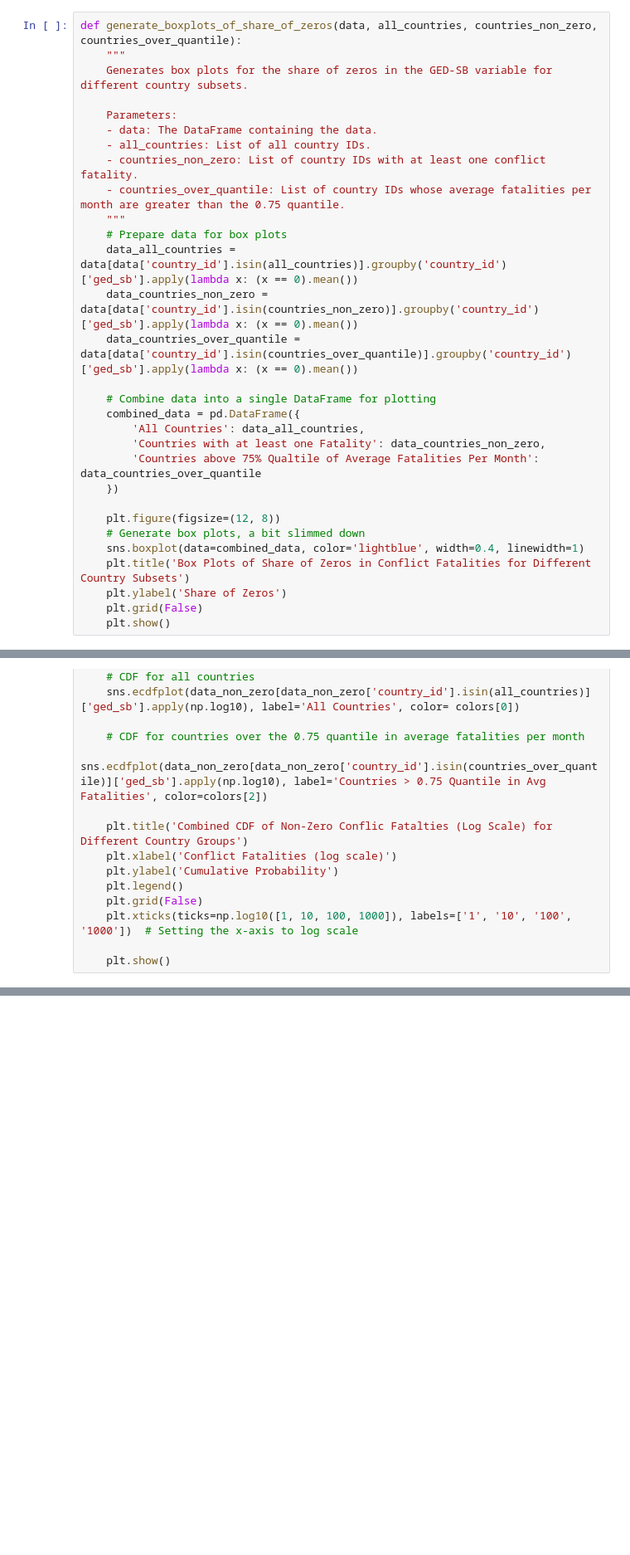
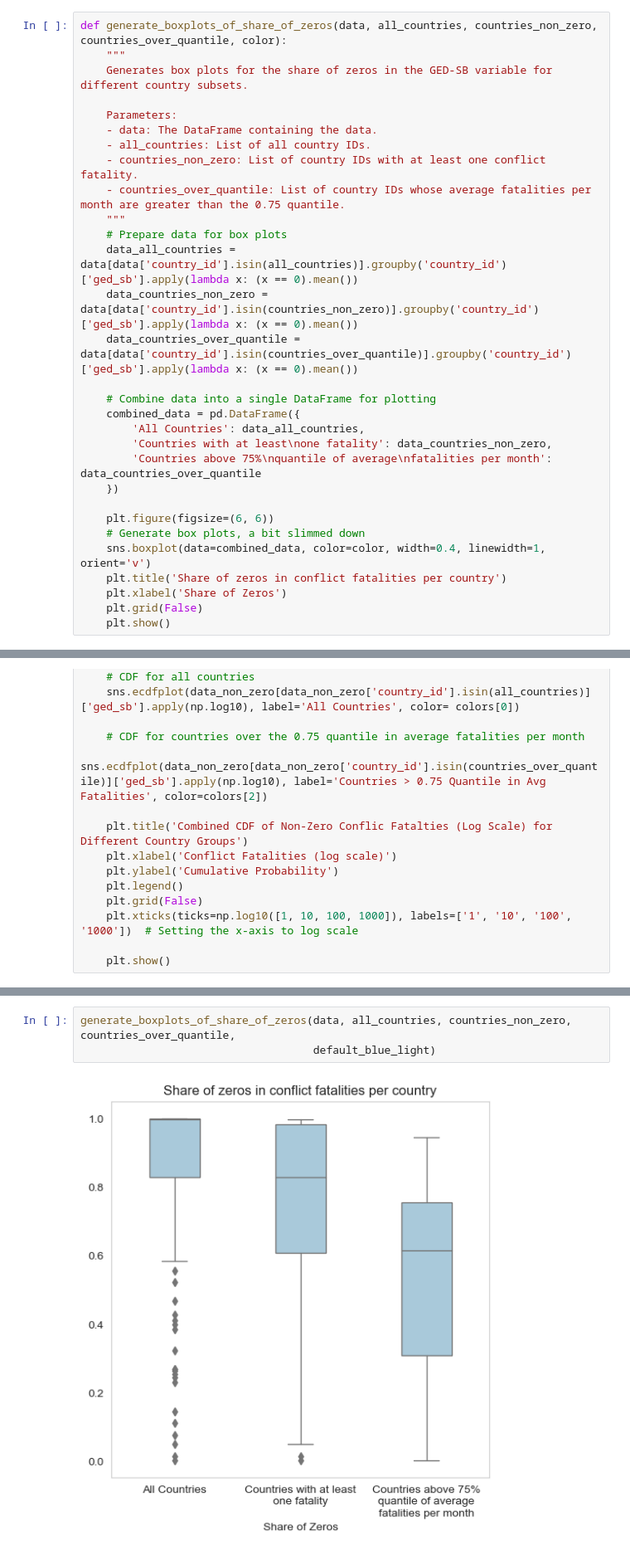
Before and after one commit to simondrauz/bachelor_thesis, a Jupyter notebook: visualizing_fatalities.ipynb, the cells around one changed output, grey strips where cells are left out. Shown at 83% size. Cells and saved outputs as stored; diff of their text form; blank space fills up the shorter version.

```diff
--- a/visualizing_fatalities.ipynb
+++ b/visualizing_fatalities.ipynb
@@ -180,5 +397,5 @@ def plot_total_fatalities_over_time(df):
 # %%
-def generate_boxplots_of_share_of_zeros(data, all_countries, countries_non_zero, countries_over_quantile):
+def generate_boxplots_of_share_of_zeros(data, all_countries, countries_non_zero, countries_over_quantile, color):
     """
     Generates box plots for the share of zeros in the GED-SB variable for different country subsets.
 
@@ -196,14 +413,14 @@ def generate_boxplots_of_share_of_zeros(data, all_countries, countries_non_zero,
     # Combine data into a single DataFrame for plotting
     combined_data = pd.DataFrame({
         'All Countries': data_all_countries,
-        'Countries with at least one Fatality': data_countries_non_zero,
-        'Countries above 75% Qualtile of Average Fatalities Per Month': data_countries_over_quantile
+        'Countries with at least\none fatality': data_countries_non_zero,
+        'Countries above 75%\nquantile of average\nfatalities per month': data_countries_over_quantile
     })
 
-    plt.figure(figsize=(12, 8))
+    plt.figure(figsize=(6, 6))
     # Generate box plots, a bit slimmed down
-    sns.boxplot(data=combined_data, color='lightblue', width=0.4, linewidth=1)
-    plt.title('Box Plots of Share of Zeros in Conflict Fatalities for Different Country Subsets')
-    plt.ylabel('Share of Zeros')
+    sns.boxplot(data=combined_data, color=color, width=0.4, linewidth=1, orient='v')
+    plt.title('Share of zeros in conflict fatalities per country')
+    plt.xlabel('Share of Zeros')
     plt.grid(False)
     plt.show()
@@ -430,0 +659,5 @@ dtype: float64
+# %%
+generate_boxplots_of_share_of_zeros(data, all_countries, countries_non_zero, countries_over_quantile,
+                                    default_blue_light)
+# %% [output]
+[figure, added]
```
Also changed, not shown: parts of 51 cells of this notebook, 2 other files.
